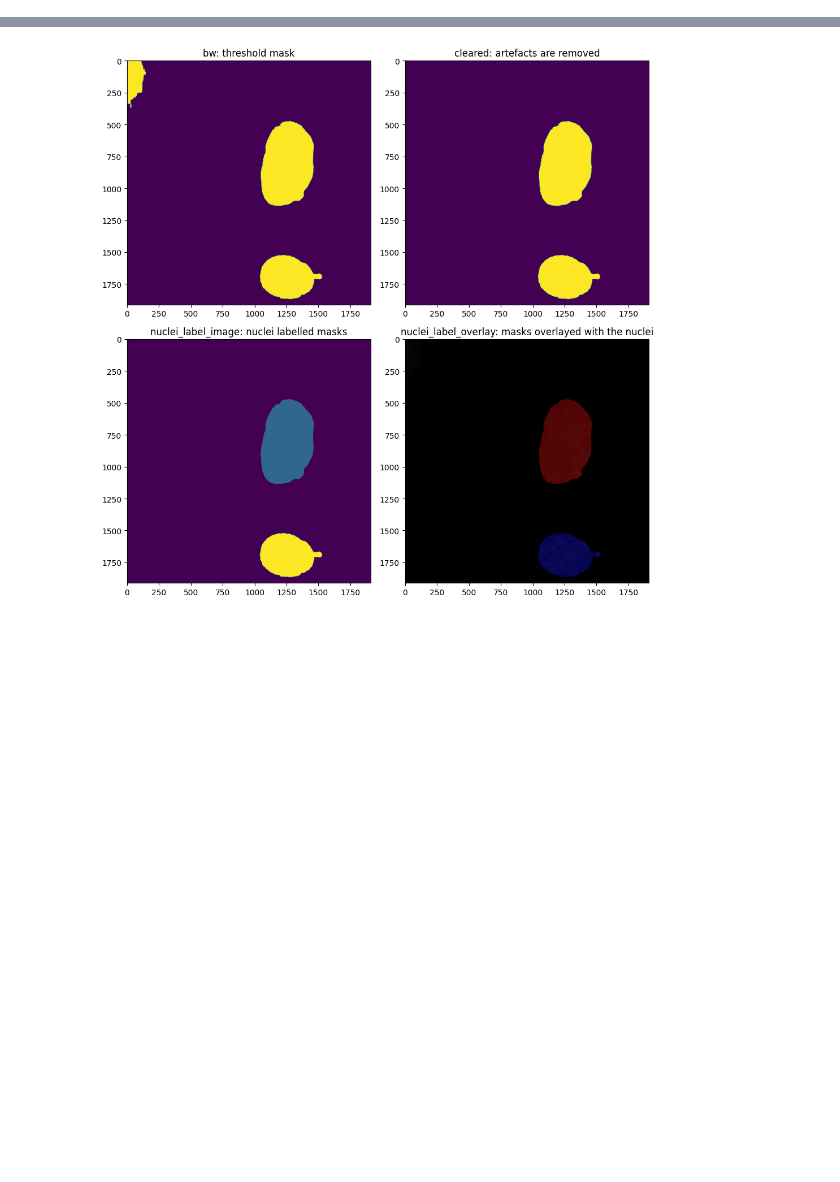
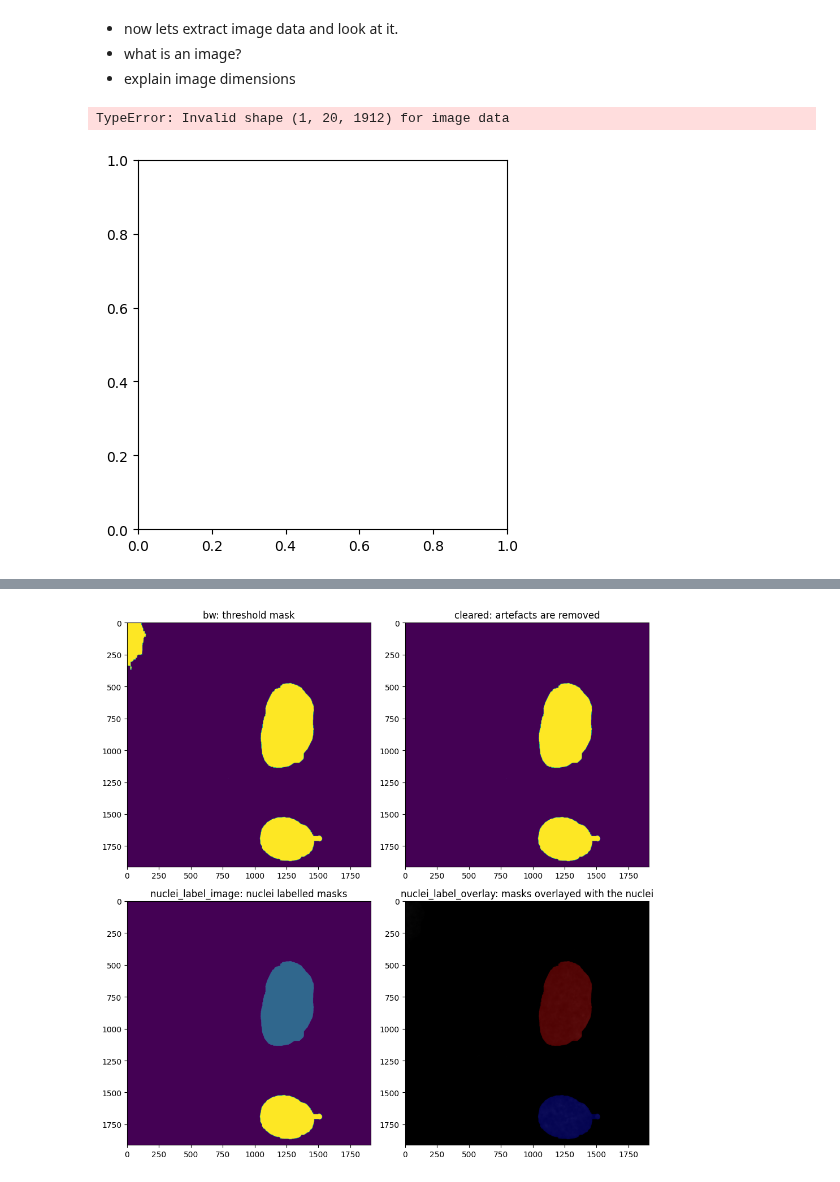
Before and after one commit to u-schulze/Python-course, a Jupyter notebook: Course-main.ipynb, the cells around one changed output, grey strips where cells are left out. Cells and saved outputs as stored; diff of their text form; code cells hidden in the pictures; blank space fills up the shorter version.

```diff
--- a/Course-main.ipynb
+++ b/Course-main.ipynb
@@ -287,0 +103,35 @@ There is also one way to automatically detect the threshold that needs to be app
+# %%
+#Leave out metadata alltogether? this dictionary is a bit complicated
+
+
+metadata = mydata.metadata
+
+print(metadata)
+
+img = AICSImage('data/tetrahymena.nd2')
+data = img.data
+for k, i in enumerate(img.dims.order):
+    print(f'Array axis {k} is {i} with size {img.dims[i][0]}')
+print(f'The name of the channels are {img.channel_names}')
+print(f'The pixel size in X is {img.physical_pixel_sizes.X} microns')
+print(f'The pixel size in Y is {img.physical_pixel_sizes.Y} microns')
+# %% [markdown]
+- now lets extract image data and look at it.
+- what is an image?
+- explain image dimensions
+# %%
+#illustration of image array
+
+import numpy as np
+img = AICSImage('data/airyscan-4colors.tif')
+image = img.data[0,0,0,::100,::100]
+fig, ax = plt.subplots(1)
+plt.imshow(image, cmap='gray')
+for i in range(image.shape[0]):
+    for j in range(image.shape[1]):
+        c = 'white' if image[i, j] < 5 else 'black'
+        ax.text(j, i, str(int(image[i, j])), color=c, ha='center', va='center', size=10)
+ax.axis("off")
+# %% [output]
+TypeError: Invalid shape (1, 20, 1912) for image data
+[figure, added]
```
Also changed, not shown: parts of 71 cells of this notebook.
